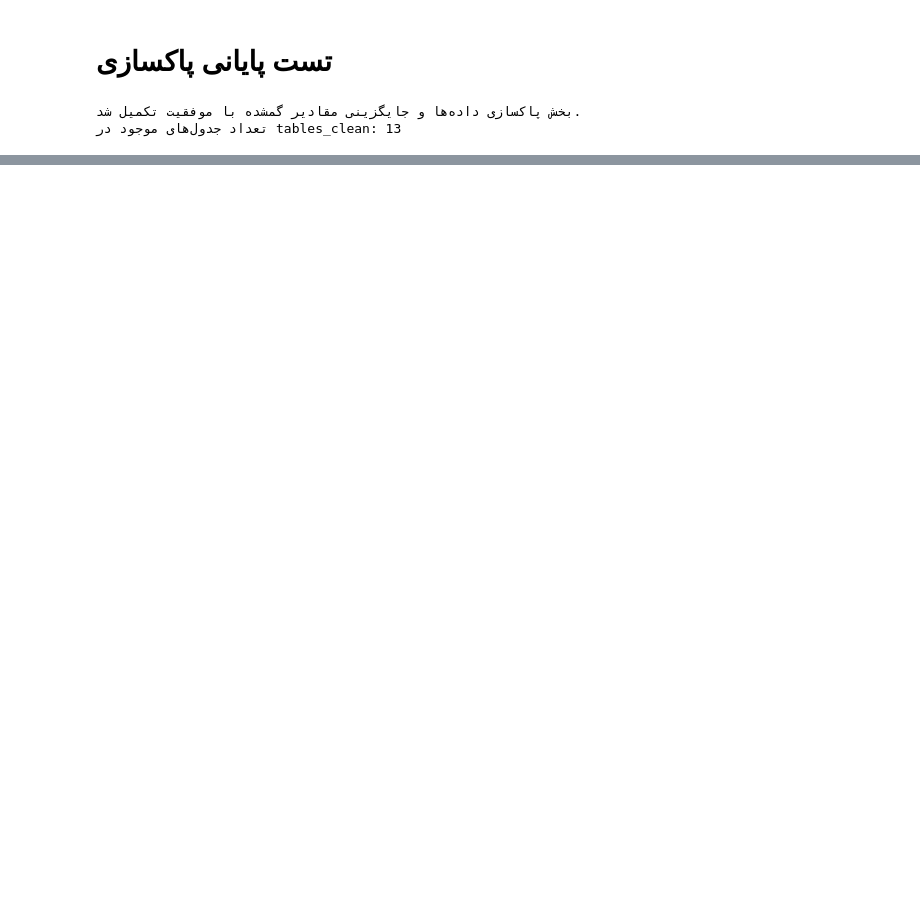
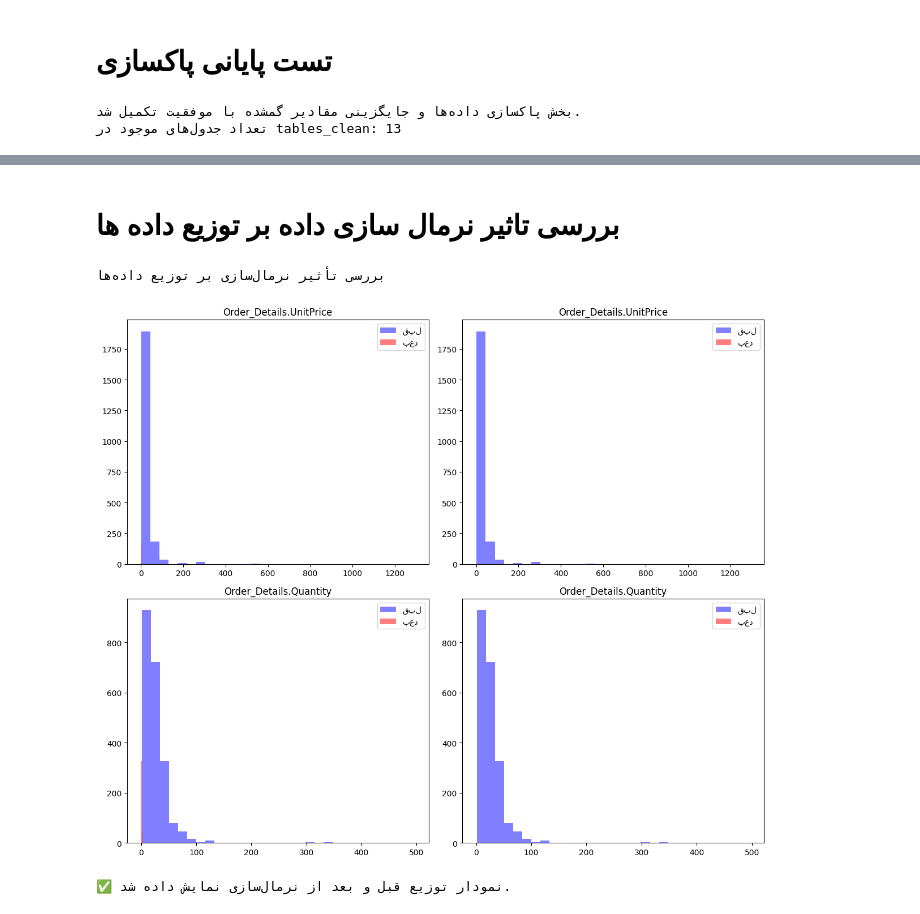
Before and after one commit to IT-Team-14042/IT-14042, a Jupyter notebook: notebooks/phase1.ipynb, the cells around one changed output, grey strips where cells are left out. Drawn from its saved outputs; the diff is of its cells as text; code cells hidden in the pictures; blank space fills up the shorter version.

```diff
--- a/notebooks/phase1.ipynb
+++ b/notebooks/phase1.ipynb
@@ -641,0 +1021,14 @@ print("تعداد جدول‌های موجود در tables_clean:", len(tables_c
+# %%
+print("\n"+"="*60)
+print("ذخیره داده‌های نهایی بعد از اصلاح نوع")
+print("="*60)
+
+final_clean_dir = project_root / "data" / "final_clean_data"
+final_clean_dir.mkdir(parents=True, exist_ok=True)
+
+for table_name, df in tables_clean.items():
+    df.to_csv(final_clean_dir / f"{table_name}.csv", index=False, encoding="utf-8-sig")
+    print(f"✅ {table_name}.csv: {len(df)} ردیف, {len(df.columns)} ستون")
+
+print(f"\n📁 مسیر داده‌های نهایی: {final_clean_dir.resolve()}")
+print("\n🎉 بخش 2  (اصلاح نوع داده‌ها) با موفقیت تکمیل شد!")
@@ -641,0 +1334,39 @@ print("تعداد جدول‌های موجود در tables_clean:", len(tables_c
+# %% [markdown]
+# بررسی تاثیر نرمال سازی داده بر توزیع داده ها
+# %%
+print("بررسی تأثیر نرمال‌سازی بر توزیع داده‌ها")
+import matplotlib.pyplot as plt
+normalized_columns = []
+for table_name, df in tables_clean.items():
+    for col in df.columns:
+        if col.endswith('_Standardized') or col.endswith('_Normalized'):
+            normalized_columns.append((table_name, col))
+
+if normalized_columns:
+    fig, axes = plt.subplots(2, 2, figsize=(12, 10))
+    axes = axes.flatten()
+
+    plot_idx = 0
+    for table_name, col in normalized_columns[:4]:
+        original_col = col.replace('_Standardized', '').replace('_Normalized', '')
+
+        if original_col in tables_clean[table_name].columns:
+            original_data = tables_clean[table_name][original_col].dropna()
+            new_data = tables_clean[table_name][col].dropna()
+
+            if len(original_data) > 0 and len(new_data) > 0:
+                axes[plot_idx].hist(original_data, bins=30, alpha=0.5, label='قبل', color='blue')
+                axes[plot_idx].hist(new_data, bins=30, alpha=0.5, label='بعد', color='red')
+                axes[plot_idx].set_title(f'{table_name}.{original_col}')
+                axes[plot_idx].legend()
+                plot_idx += 1
+
+    plt.tight_layout()
+    plt.show()
+    print("✅ نمودار توزیع قبل و بعد از نرمال‌سازی نمایش داده شد.")
+else:
+    print("⚠️ هیچ ستون نرمال‌سازی شده‌ای برای بررسی پیدا نشد.")
+# %% [output]
+بررسی تأثیر نرمال‌سازی بر توزیع داده‌ها
+[figure, added]
+✅ نمودار توزیع قبل و بعد از نرمال‌سازی نمایش داده شد.
```
Also changed, not shown: parts of 61 cells of this notebook, 36 other files.
